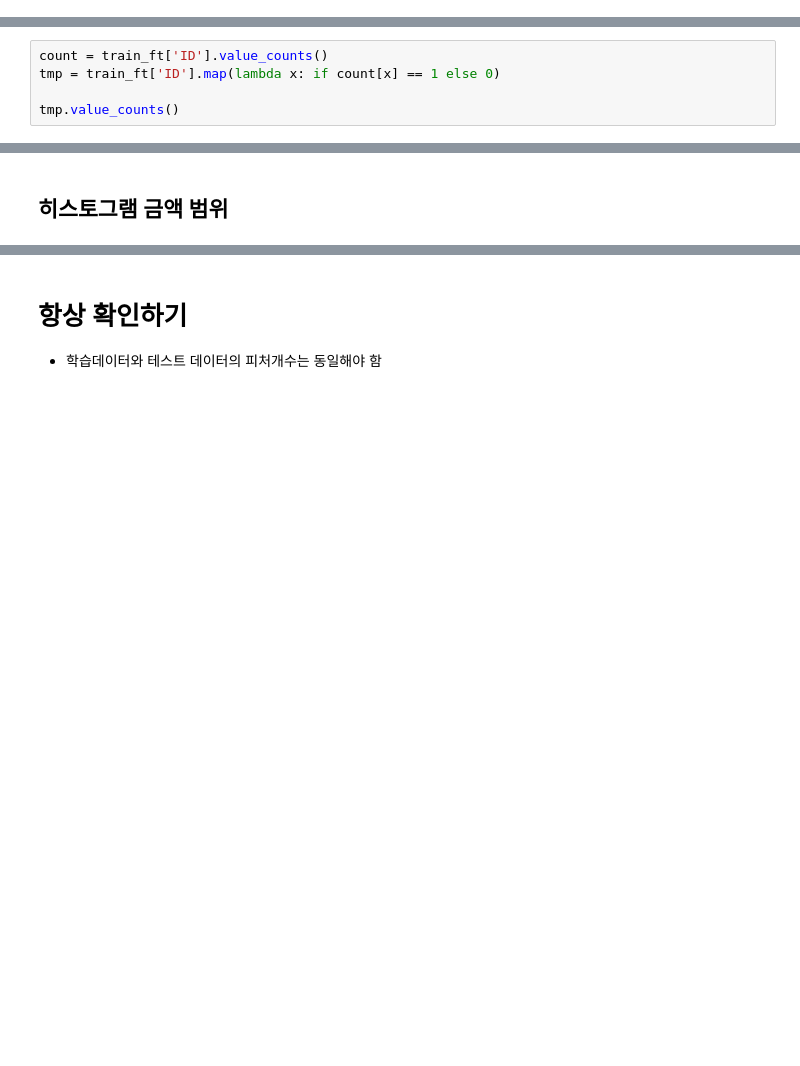
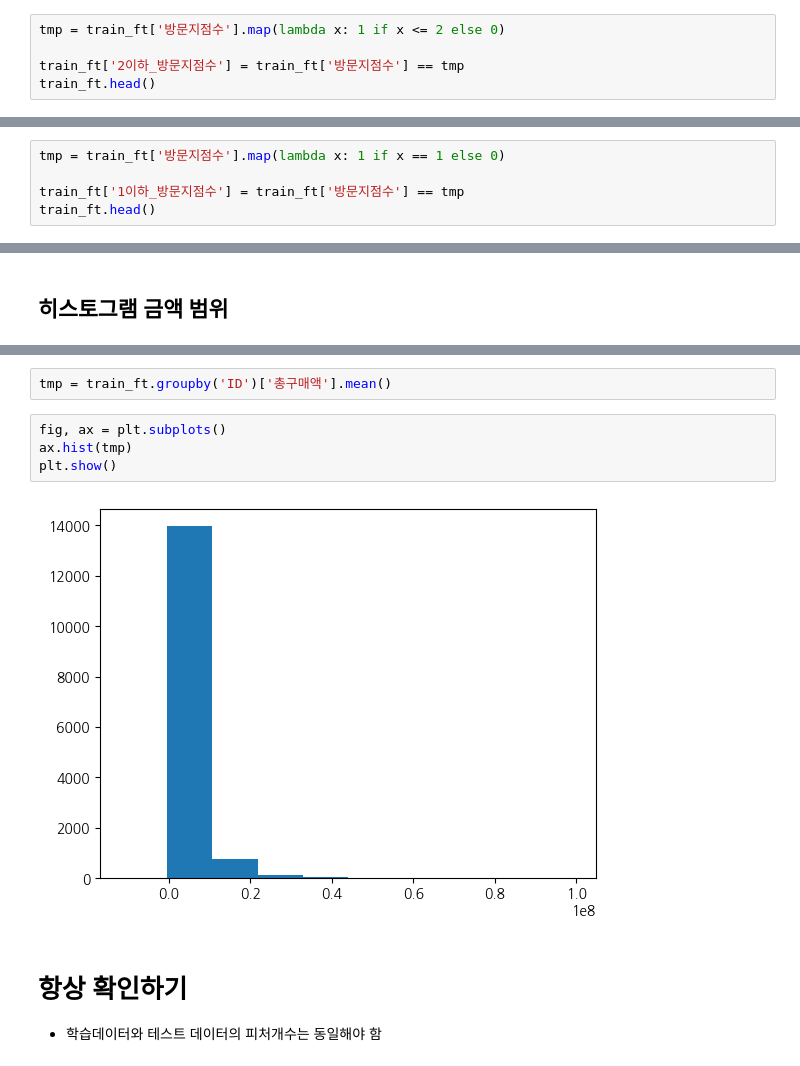
Before and after one commit to Kim-Yiji/FINAL-project, a Jupyter notebook: 특성추출_베이스라인코드_이희원.ipynb, the cells around one changed output, grey strips where cells are left out. Saved outputs shown, nothing was run; the diff lists cells and outputs as text; blank space fills up the shorter version.

```diff
--- a/특성추출_베이스라인코드_이희원.ipynb
+++ b/특성추출_베이스라인코드_이희원.ipynb
@@ -985 +978,6 @@ train_ft['방문지점수']
 dtype: int64
+# %%
+tmp = train_ft['방문지점수'].map(lambda x: 1 if x <= 2 else 0)
+
+train_ft['2이하_방문지점수'] = train_ft['방문지점수'] == tmp
+train_ft.head()
@@ -986,6 +1003,6 @@ dtype: int64
 # %%
-count = train_ft['ID'].value_counts()
-tmp = train_ft['ID'].map(lambda x: if count[x] == 1 else 0)
+tmp = train_ft['방문지점수'].map(lambda x: 1 if x == 1 else 0)
 
-tmp.value_counts()
+train_ft['1이하_방문지점수'] = train_ft['방문지점수'] == tmp
+train_ft.head()
 # %% [output]
@@ -1004,3 +1076,11 @@ ValueError: `bins` must increase monotonically, when an array
+# %%
+tmp = train_ft.groupby('ID')['총구매액'].mean()
+# %%
+fig, ax = plt.subplots()
+ax.hist(tmp)
+plt.show()
+# %% [output]
+[figure, added]
 # %% [markdown]
 # 항상 확인하기
 - 학습데이터와 테스트 데이터의 피처개수는 동일해야 함
```
Also changed, not shown: parts of 20 cells of this notebook.
